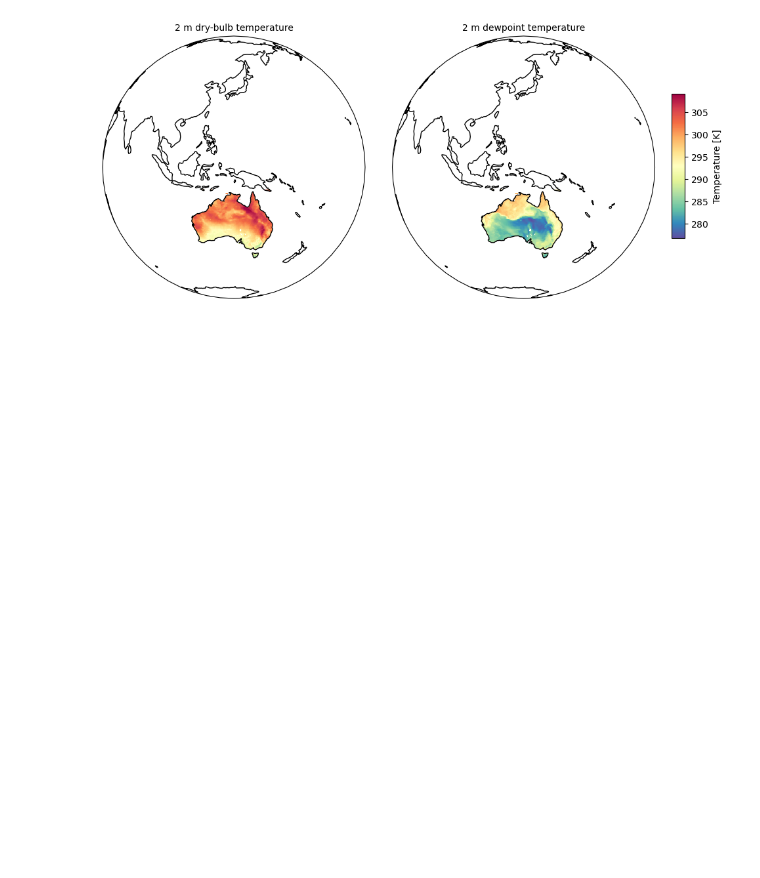
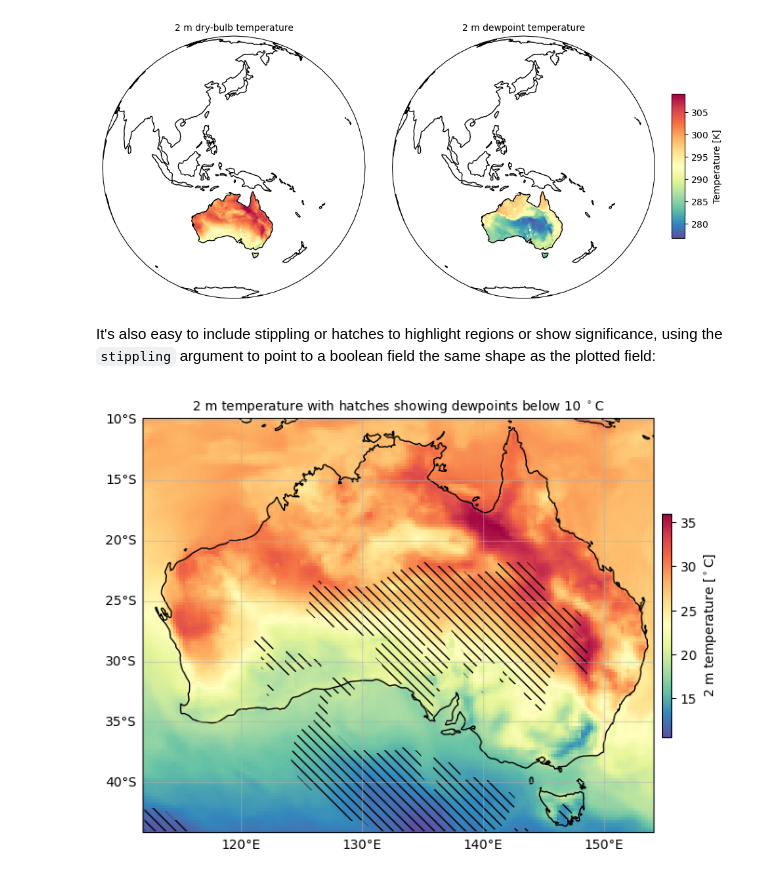
Before and after one commit to traupach/plotmap, a Jupyter notebook: demo/plotmap_demo.ipynb, the cells around one changed output. Saved outputs shown, nothing was run; the diff lists cells and outputs as text; code cells hidden in the pictures; blank space fills up the shorter version.

```diff
--- a/demo/plotmap_demo.ipynb
+++ b/demo/plotmap_demo.ipynb
@@ -138,3 +140,13 @@ axs = plotmap.plot_map(
 )
 # %% [output]
 [figure]
+# %% [markdown]
+It's also easy to include stippling or hatches to highlight regions or show significance, using the `stippling` argument to point to a boolean field the same shape as the plotted field:
+# %%
+temperature = dat.t2m - 273.15
+temperature.attrs['units'] = '$^\\circ{}$C'
+temperature.attrs['long_name'] = '2 m temperature'
+_ = plotmap.plot_map(temperature, figsize=(6,6), cmap='Spectral_r', stippling=(dat.d2m < 283.15),
+                     title='2 m temperature with hatches showing dewpoints below 10 $^\\circ{}$C')
+# %% [output]
+[figure, added]
```
Also changed, not shown: parts of 2 cells of this notebook, 1 other file.
